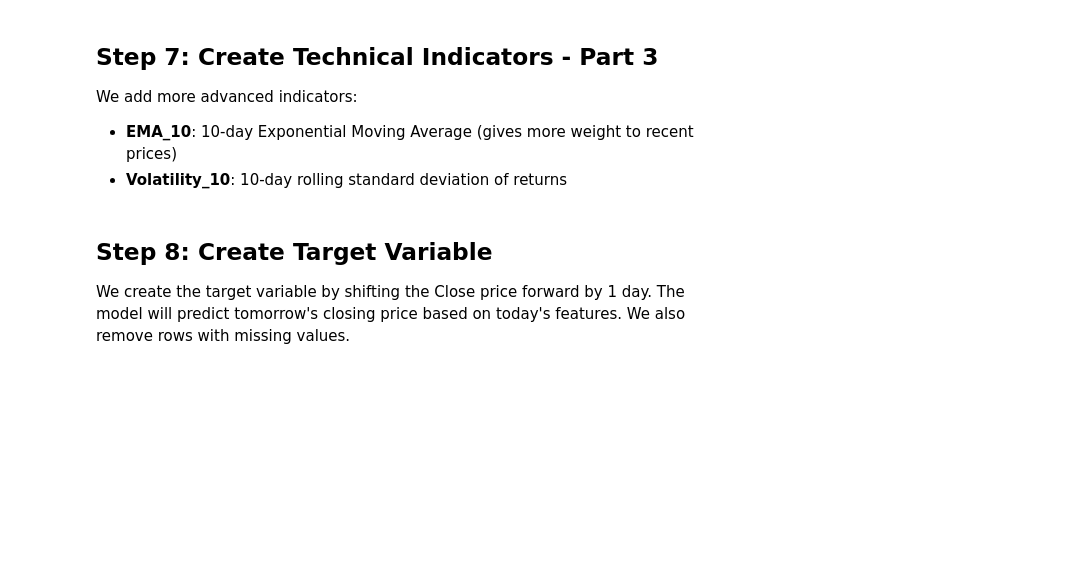
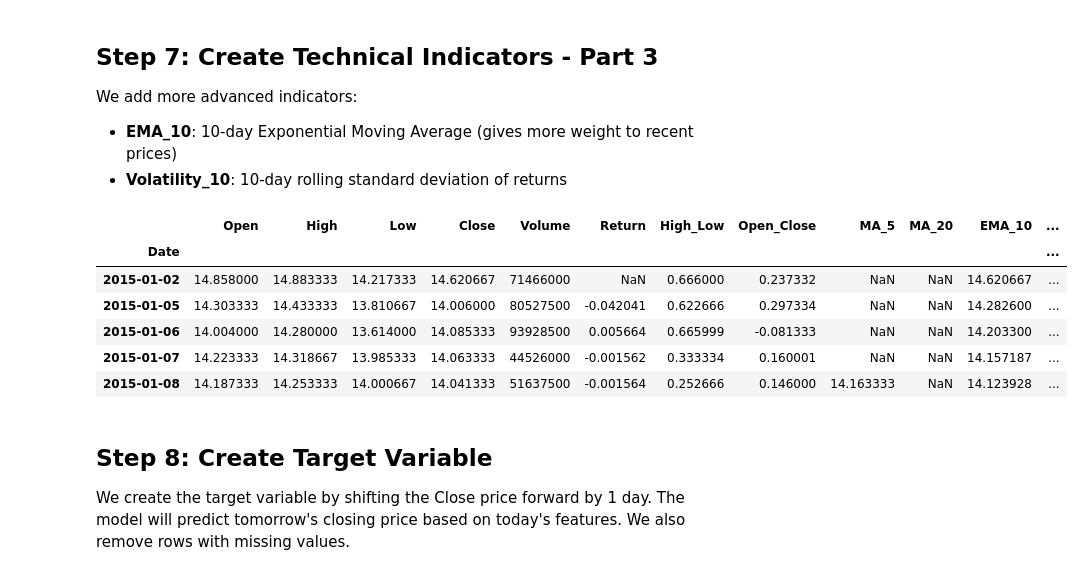
Before and after one commit to isfar12/70-Days-70-Project, a Jupyter notebook: Stock Price Prediction using LSTM/notebook.ipynb, the cells around one changed output. Drawn from its saved outputs; the diff is of its cells as text; code cells hidden in the pictures; blank space fills up the shorter version.

```diff
--- a/Stock Price Prediction using LSTM/notebook.ipynb
+++ b/Stock Price Prediction using LSTM/notebook.ipynb
@@ -93,6 +93,16 @@ We add more advanced indicators:
 # %%
 dataset["EMA_10"] = dataset["Close"].ewm(span=10).mean()
 dataset["Volatility_10"] = dataset["Return"].rolling(10).std()
+# %%
+dataset.head()
+# %% [output]
+|  | Open | High | Low | Close | Volume | Return | High_Low | Open_Close | MA_5 | MA_20 | EMA_10 | ... |
+| Date |  |  |  |  |  |  |  |  |  |  |  | ... |
+| 2015-01-02 | 14.858000 | 14.883333 | 14.217333 | 14.620667 | 71466000 | NaN | 0.666000 | 0.237332 | NaN | NaN | 14.620667 | ... |
+| 2015-01-05 | 14.303333 | 14.433333 | 13.810667 | 14.006000 | 80527500 | -0.042041 | 0.622666 | 0.297334 | NaN | NaN | 14.282600 | ... |
+| 2015-01-06 | 14.004000 | 14.280000 | 13.614000 | 14.085333 | 93928500 | 0.005664 | 0.665999 | -0.081333 | NaN | NaN | 14.203300 | ... |
+| 2015-01-07 | 14.223333 | 14.318667 | 13.985333 | 14.063333 | 44526000 | -0.001562 | 0.333334 | 0.160001 | NaN | NaN | 14.157187 | ... |
+| 2015-01-08 | 14.187333 | 14.253333 | 14.000667 | 14.041333 | 51637500 | -0.001564 | 0.252666 | 0.146000 | 14.163333 | NaN | 14.123928 | ... |
 # %% [markdown]
 ## Step 8: Create Target Variable
 
```
Also changed, not shown: parts of 4 cells of this notebook, 2 other files.
